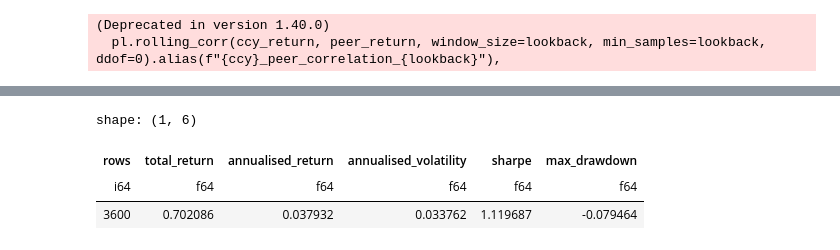
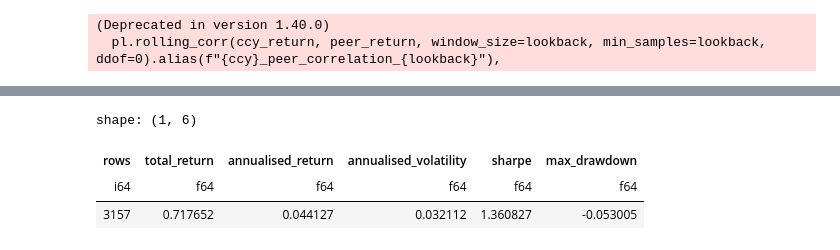
Before and after one commit to RobertHotchkiss/yet_another_machine_learning_repo, a Jupyter notebook: src/notebooks/multi_asset_trading.ipynb, the cells around one changed output, grey strips where cells are left out. Drawn from its saved outputs; the diff is of its cells as text; code cells hidden in the pictures.

```diff
--- a/src/notebooks/multi_asset_trading.ipynb
+++ b/src/notebooks/multi_asset_trading.ipynb
@@ -19,13 +20,20 @@ from typing import Generator
 ##INPUTS
 
 MODEL_LOOKBACKS = [1, 2,3,4, 5, 10,15,20,50,100,200,250]
+
+model_name = "multi_asset_weights"
+# Run this notebook from the project root so artifacts are saved beside it.
+ARTIFACT_DIRECTORY = pathlib.Path("C:/Code/Trading/2026/ml/src/notebooks/src/notebooks")
+WEIGHTS_ARTIFACT_PATH = ARTIFACT_DIRECTORY / f"{model_name}.parquet"
+MODEL_ARTIFACT_PATH = ARTIFACT_DIRECTORY / f"{model_name}.joblib"
 # %%
 ## CONSTANTS
 CCYS = ['jpy','chf','cad','aud','nzd','eur','gbp']
 INVERSE_CCYS = ['chf','jpy','cad']
 TRAIN_DAYS=30*12*5
-TEST_DAYS=30*12
-INITIAL_CUT = datetime.datetime(2010, 1, 1, tzinfo=datetime.timezone.utc)
+TEST_DAYS=30
+INITIAL_CUT = datetime.datetime(2011, 1, 1, tzinfo=datetime.timezone.utc)
+remove_sundays=False
 # training_start = datetime.datetime(2004,1,1,tzinfo=datetime.timezone.utc)
 # training_end = datetime.datetime(2014,1,1,tzinfo=datetime.timezone.utc)
 # test_start = datetime.datetime(2014,1,1,tzinfo=datetime.timezone.utc)
@@ -600,9 +608,14 @@ def calculate_target(df: pl.DataFrame, ccy: str) -> pl.DataFrame:
     return df.with_columns(
         (forward_return(ccy) - peer_mean_return).alias(f"{ccy}_target")
     )
+
+def drop_sundays(df: DataFrame[DayBar]) -> DataFrame[DayBar]:
+    return df.filter(pl.col("timestamp").dt.weekday() != 6)
 # %%
 # calcualte features
 bar_dict = {x: read_data(x) for x in CCYS}
+if remove_sundays:
+    bar_dict = {ccy: drop_sundays(bar_dict[ccy]) for ccy in CCYS}
 renamed_dict = {
     ccy: bar_dict[ccy].select("timestamp",
                               pl.col("open").alias(f"{ccy}_open"),
@@ -630,6 +643,7 @@ all = add_model_features(all_raw, MODEL_LOOKBACKS)
   pl.rolling_corr(ccy_return, peer_return, window_size=lookback, min_samples=lookback, ddof=0).alias(f"{ccy}_peer_correlation_{lookback}"),
 # %%
 walk_forward_weights = []
+latest_model_bundle = None
 for rng in split_day_periods(all_raw['timestamp'].min(), all_raw['timestamp'].max(), TRAIN_DAYS, TEST_DAYS):
     training_data = all.filter(pl.col("timestamp").is_between(rng.train_start, rng.train_end))
     testing_data = all.filter(pl.col("timestamp").is_between(rng.test_start, rng.test_end))
@@ -643,11 +657,25 @@ for rng in split_day_periods(all_raw['timestamp'].min(), all_raw['timestamp'].ma
     models, training_metrics, model_features = train_xgboost_models(training_data)
     print(f"{datetime.datetime.now()} running test from {rng.test_start} to {rng.test_end}")
     walk_forward_weights.append(generate_weights(models, testing_data, model_features))
+    latest_model_bundle = {
+        "artifact_version": 1,
+        "models": models,
+        "feature_columns": model_features,
+        "ccys": CCYS,
+        "model_lookbacks": MODEL_LOOKBACKS,
+        "train_range": {"start": rng.train_start, "end": rng.train_end},
+        "test_range": {"start": rng.test_start, "end": rng.test_end},
+    }
 
-if not walk_forward_weights:
+if not walk_forward_weights or latest_model_bundle is None:
     raise ValueError("No walk-forward windows produced test weights")
 
 weights = pl.concat(walk_forward_weights).sort("timestamp")
 walk_forward_returns, walk_forward_metrics = calculate_strategy_returns(weights, all)
+ARTIFACT_DIRECTORY.mkdir(parents=True, exist_ok=True)
+weights.write_parquet(WEIGHTS_ARTIFACT_PATH)
+joblib.dump(latest_model_bundle, MODEL_ARTIFACT_PATH)
+print(f"Saved weights to {WEIGHTS_ARTIFACT_PATH}")
+print(f"Saved latest model bundle to {MODEL_ARTIFACT_PATH}")
 walk_forward_metrics
 # %% [output]
@@ -671,5 +699,5 @@ walk_forward_metrics
 shape: (1, 6)
 | rows | total_return | annualised_return | annualised_volatility | sharpe | max_drawdown |
 | i64 | f64 | f64 | f64 | f64 | f64 |
-| 3600 | 0.702086 | 0.037932 | 0.033762 | 1.119687 | -0.079464 |
+| 3157 | 0.717652 | 0.044127 | 0.032112 | 1.360827 | -0.053005 |
 # %%
```
Also changed, not shown: parts of 4 cells of this notebook, 6 other files.
